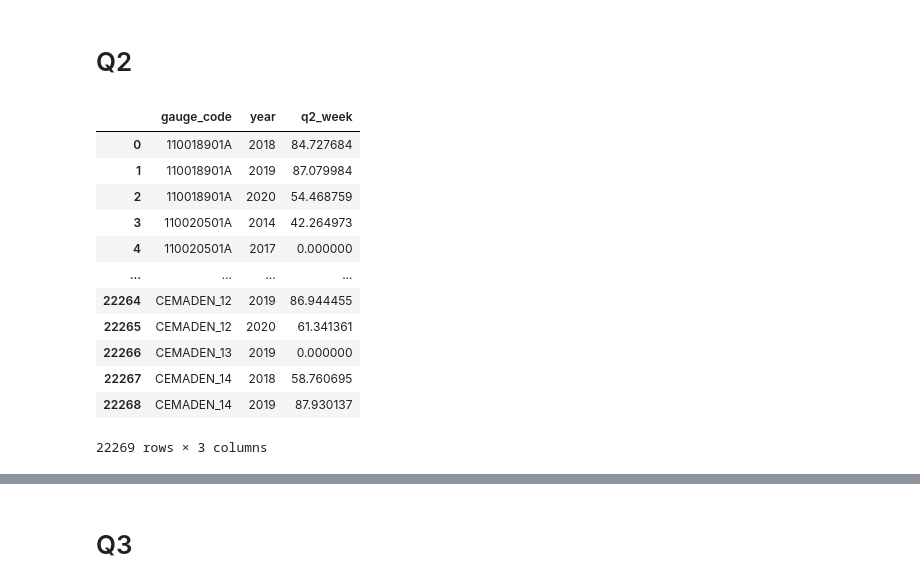
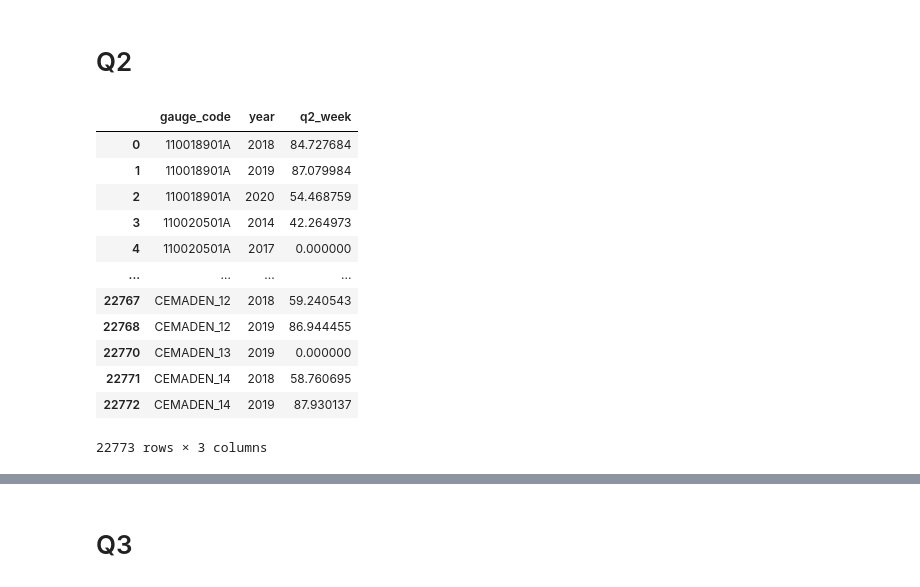
Before and after one commit to LARHENA/UFPB_Brain-D, a Jupyter notebook: Scripts e Dados/2.7 - Quality Control Processing (CEMADEN).ipynb, the cells around one changed output, grey strips where cells are left out. Cells and saved outputs as stored; diff of their text form; code cells hidden in the pictures.

```diff
--- a/Scripts e Dados/2.7 - Quality Control Processing (CEMADEN).ipynb
+++ b/Scripts e Dados/2.7 - Quality Control Processing (CEMADEN).ipynb
@@ -13,7 +13,9 @@ import seaborn as sns
 from scipy.spatial import KDTree
 import time
 # %%
-cemaden_path = r'.\1 - Organized data gauge\BRAZIL\QC_VALIDATION\DATASET\BRASIL_CEMADEN_TOTAL_DAILY_V2.h5'
+cemaden_path = r'.\1 - Organized data gauge\BRAZIL\QC_VALIDATION\DATASET\BRASIL_CEMADEN_TOTAL_DAILY_V3.h5'
+cemaden_path_v2 = r'.\1 - Organized data gauge\BRAZIL\QC_VALIDATION\DATASET\BRASIL_CEMADEN_TOTAL_DAILY_V2.h5'
+neighboring_data_path = r'.\1 - Organized data gauge\BRAZIL\QC_VALIDATION\DATASET'
 # %%
 def calculate_quality_label(row):
     if row['quality_index'] >= 90 and row['p_availability'] >= 99:
@@ -582,51 +708,55 @@ with h5py.File(cemaden_path, 'r') as hdf:
 # %% [markdown]
 # Q2
 # %%
-def calculateQ2(df):
+def calculateQ2(df, wet_day_mm=1.0):
     # Filter rows where rain_mm > 1 mm (wet days)
     df_wet_days = df[df['rain_mm'] >= wet_day_mm].copy()
 
     # Extract year and day of the week from datetime
     df_wet_days['year'] = df_wet_days['datetime'].dt.year
     df_wet_days['day_of_week'] = df_wet_days['datetime'].dt.dayofweek  # Monday=0, Sunday=6
 
     # Group by gauge_code and year, then count wet days for each day of the week
     df_grouped = df_wet_days.groupby(['gauge_code', 'year', 'day_of_week']).size().unstack(fill_value=0)
 
     # Calculate the coefficient of variation (CV) for each group
-    cv = df_grouped.std(axis=1) / df_grouped.mean(axis=1)
+    if df_grouped.shape[0] <= 1:
+        q2_week = 0.0 # Default CV value if no data is available
+    elif df_grouped.sum(axis=1).sum() == 0:
+        q2_week = 0.0 # Default CV value if no wet days are available
+    else:
+        q2_week = 100 - 100 * (df_grouped.std(axis=1) / df_grouped.mean(axis=1))
 
-    # Calculate q2_week as 100 - 100 * CV, ensuring it's not less than 0
-    q2_week = 100 - 100 * cv
-    q2_week = q2_week.clip(lower=0)  # Set values below 0 to 0
+    q2_week = q2_week.clip(lower=0, upper=100)  # Set values below 0 to 0 and above 100 to 100
 
     # Create the result DataFrame
     df_q2_week = pd.DataFrame({
         'gauge_code': df_grouped.index.get_level_values('gauge_code'),
         'year': df_grouped.index.get_level_values('year'),
         'q2_week': q2_week.values
     })
 
     return df_q2_week
 
 
-df_q2_week = calculateQ2(df_cemaden_data)
+df_q2_week = calculateQ2(df_cemaden_data, wet_day_mm)
 df_q2_week.to_hdf(cemaden_path, key = 'table_q2_week', encoding = 'utf-8', mode='r+', append = False, complevel=9)
+df_q2_week = pd.merge(df_q2_week, df_p_availability[['gauge_code', 'year']], on = ['gauge_code', 'year'], how = 'outer').reset_index(drop=True).fillna(0).sort_values(['gauge_code'], ascending = True)
 df_q2_week
 # %% [output]
 |  | gauge_code | year | q2_week |
 | 0 | 110018901A | 2018 | 84.727684 |
 | 1 | 110018901A | 2019 | 87.079984 |
 | 2 | 110018901A | 2020 | 54.468759 |
 | 3 | 110020501A | 2014 | 42.264973 |
 | 4 | 110020501A | 2017 | 0.000000 |
 | ... | ... | ... | ... |
-| 22264 | CEMADEN_12 | 2019 | 86.944455 |
-| 22265 | CEMADEN_12 | 2020 | 61.341361 |
-| 22266 | CEMADEN_13 | 2019 | 0.000000 |
-| 22267 | CEMADEN_14 | 2018 | 58.760695 |
-| 22268 | CEMADEN_14 | 2019 | 87.930137 |
+| 22767 | CEMADEN_12 | 2018 | 59.240543 |
+| 22768 | CEMADEN_12 | 2019 | 86.944455 |
+| 22770 | CEMADEN_13 | 2019 | 0.000000 |
+| 22771 | CEMADEN_14 | 2018 | 58.760695 |
+| 22772 | CEMADEN_14 | 2019 | 87.930137 |
-22269 rows × 3 columns
+22773 rows × 3 columns
 # %%
 with h5py.File(cemaden_path, 'r') as hdf:
     keys = list(hdf.keys())
```
Also changed, not shown: parts of 36 cells of this notebook, 5 other files.
